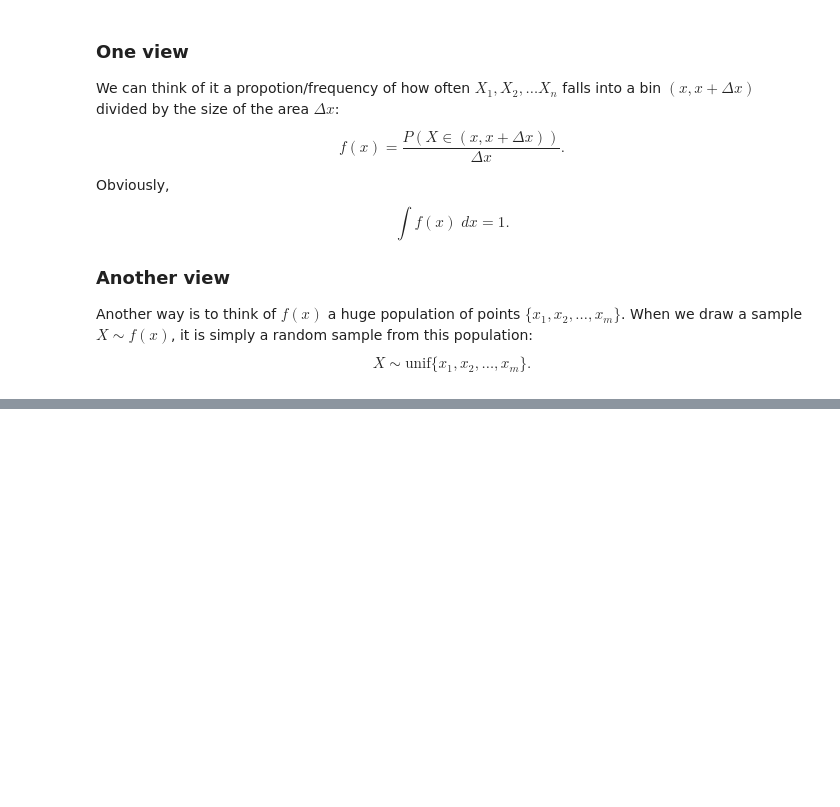
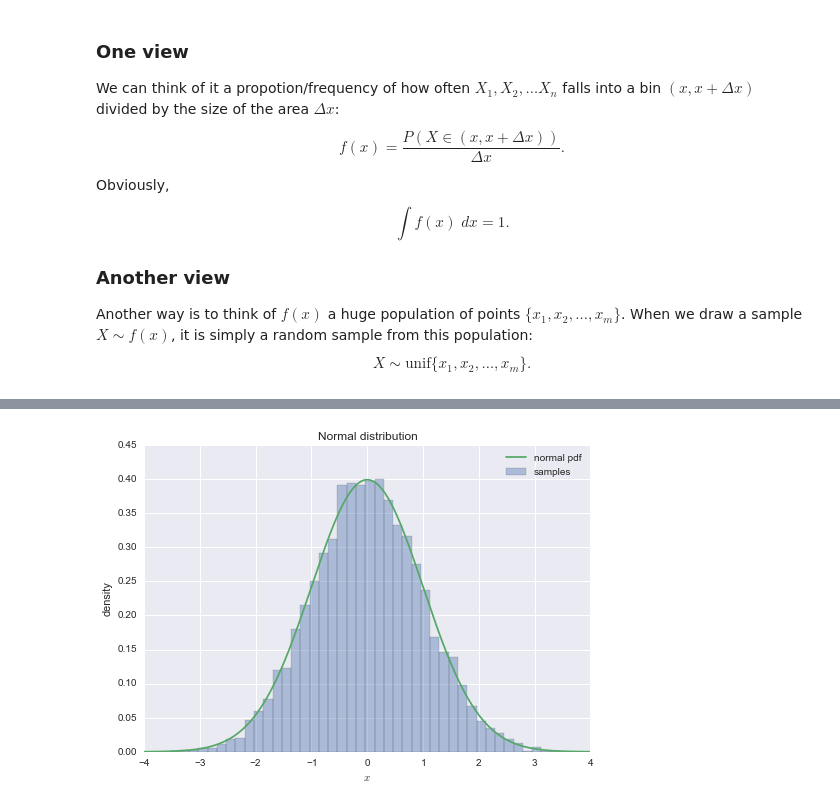
Before and after one commit to hang-qi/stat-programming, a Jupyter notebook: 11-monte-carlo.ipynb, the cells around one changed output, grey strips where cells are left out. Saved outputs shown, nothing was run; the diff lists cells and outputs as text; code cells hidden in the pictures; blank space fills up the shorter version.

```diff
--- a/11-monte-carlo.ipynb
+++ b/11-monte-carlo.ipynb
@@ -128,0 +220,21 @@ As shown by the orange arrows in the figure above, to draw a sample $X\sim f(x)$
+# %%
+# Generator
+theta = 2 * np.pi * np.random.random(2000)
+r = np.sqrt(-2 * np.log(np.random.random(2000)))
+
+samples = np.hstack([r*np.cos(theta), r*np.sin(theta)])
+
+dx = .01
+x = np.arange(-4, 4, dx)
+
+# probility density function of N(0, 1)
+pdf = mlab.normpdf(x, 0, 1.0)
+seaborn.distplot(samples, kde=False, norm_hist=True, label="samples");
+plt.plot(x, pdf, label='normal pdf')
+plt.title('Normal distribution')
+plt.legend()
+plt.ylabel('density')
+plt.xlim([-4, 4])
+plt.xlabel('$x$');
+# %% [output]
+[figure, added]
```
Also changed, not shown: parts of 12 cells of this notebook.
